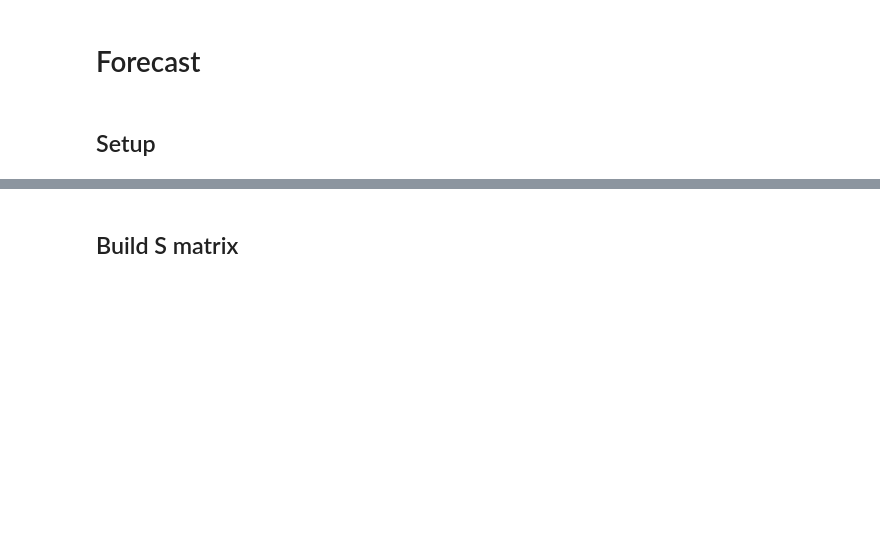
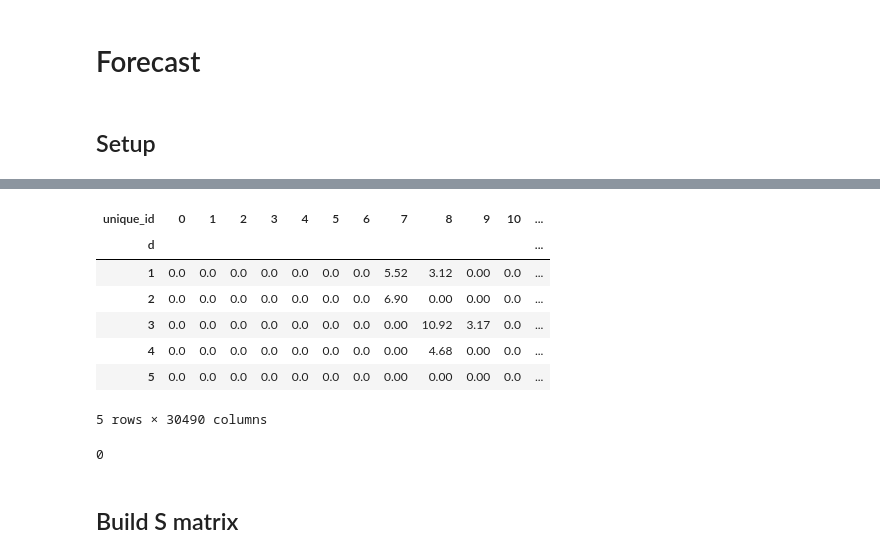
Before and after one commit to coldwhitewinters/m5-forecasting, a Jupyter notebook: notebooks/new-work.ipynb, the cells around one changed output, grey strips where cells are left out. Drawn from its saved outputs; the diff is of its cells as text; code cells hidden in the pictures; blank space fills up the shorter version.

```diff
--- a/notebooks/new-work.ipynb
+++ b/notebooks/new-work.ipynb
@@ -67,0 +100,18 @@ hierarchy_df
+# %%
+Y_dollar = pd.read_csv("../data/processed/dollar_sales.csv")
+Y_dollar = Y_dollar.set_index("d")
+Y_dollar.columns.name = "unique_id"
+Y_dollar.head()
+# %% [output]
+| unique_id | 0 | 1 | 2 | 3 | 4 | 5 | 6 | 7 | 8 | 9 | 10 | ... |
+| d |  |  |  |  |  |  |  |  |  |  |  | ... |
+| 1 | 0.0 | 0.0 | 0.0 | 0.0 | 0.0 | 0.0 | 0.0 | 5.52 | 3.12 | 0.00 | 0.0 | ... |
+| 2 | 0.0 | 0.0 | 0.0 | 0.0 | 0.0 | 0.0 | 0.0 | 6.90 | 0.00 | 0.00 | 0.0 | ... |
+| 3 | 0.0 | 0.0 | 0.0 | 0.0 | 0.0 | 0.0 | 0.0 | 0.00 | 10.92 | 3.17 | 0.0 | ... |
+| 4 | 0.0 | 0.0 | 0.0 | 0.0 | 0.0 | 0.0 | 0.0 | 0.00 | 4.68 | 0.00 | 0.0 | ... |
+| 5 | 0.0 | 0.0 | 0.0 | 0.0 | 0.0 | 0.0 | 0.0 | 0.00 | 0.00 | 0.00 | 0.0 | ... |
+5 rows × 30490 columns
+# %%
+Y_dollar.isna().sum().sum()
+# %% [output]
+0
```
Also changed, not shown: parts of 29 cells of this notebook.
